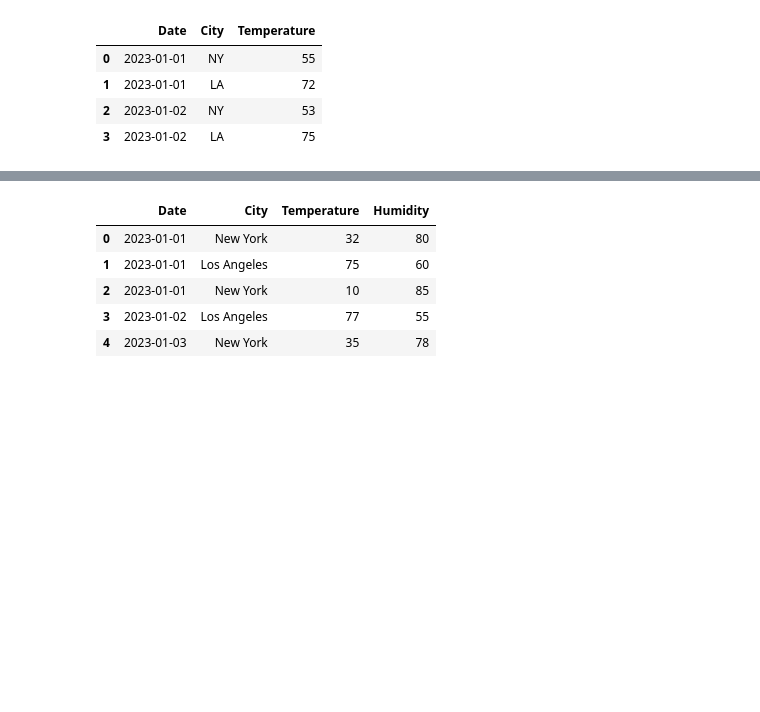
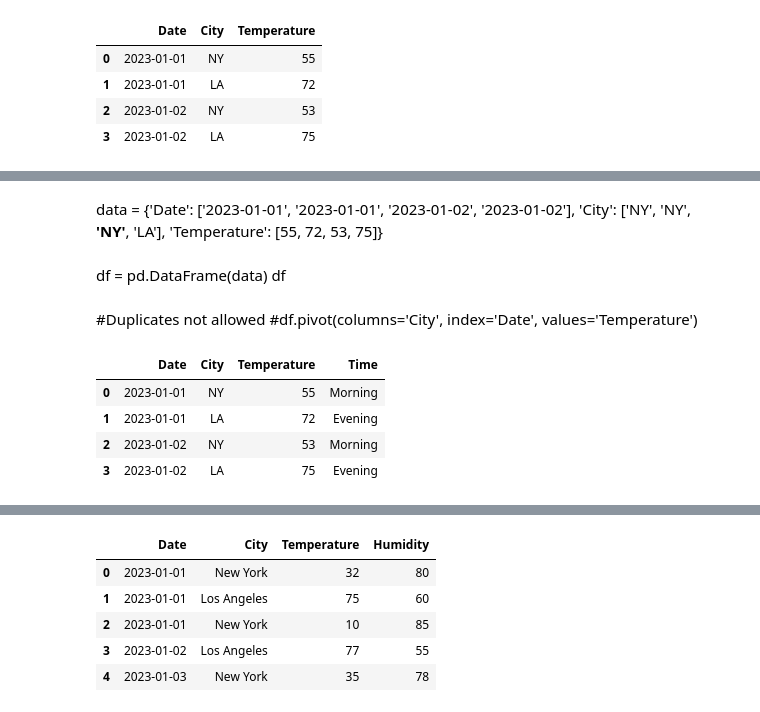
Before and after one commit to arun1248/data-science, a Jupyter notebook: notes/py_ds/crosstab.ipynb, the cells around one changed output, grey strips where cells are left out. Drawn from its saved outputs; the diff is of its cells as text; code cells hidden in the pictures; blank space fills up the shorter version.

```diff
--- a/notes/py_ds/crosstab.ipynb
+++ b/notes/py_ds/crosstab.ipynb
@@ -178,3 +213,22 @@ df.pivot(columns='City', index='Date', values='Temperature')
 | Date |  |  |
 | 2023-01-01 | 72 | 55 |
 | 2023-01-02 | 75 | 53 |
+# %% [markdown]
+data = {'Date': ['2023-01-01', '2023-01-01', '2023-01-02', '2023-01-02'],
+        'City': ['NY', 'NY', **'NY'**, 'LA'],
+        'Temperature': [55, 72, 53, 75]}
+# %% [markdown]
+df = pd.DataFrame(data)
+df
+# %% [markdown]
+#Duplicates not allowed
+#df.pivot(columns='City', index='Date', values='Temperature')
+# %%
+df['Time'] = ['Morning', 'Evening', 'Morning', 'Evening']
+df
+# %% [output]
+|  | Date | City | Temperature | Time |
+| 0 | 2023-01-01 | NY | 55 | Morning |
+| 1 | 2023-01-01 | LA | 72 | Evening |
+| 2 | 2023-01-02 | NY | 53 | Morning |
+| 3 | 2023-01-02 | LA | 75 | Evening |
```
Also changed, not shown: parts of 11 cells of this notebook, 1 other file.
